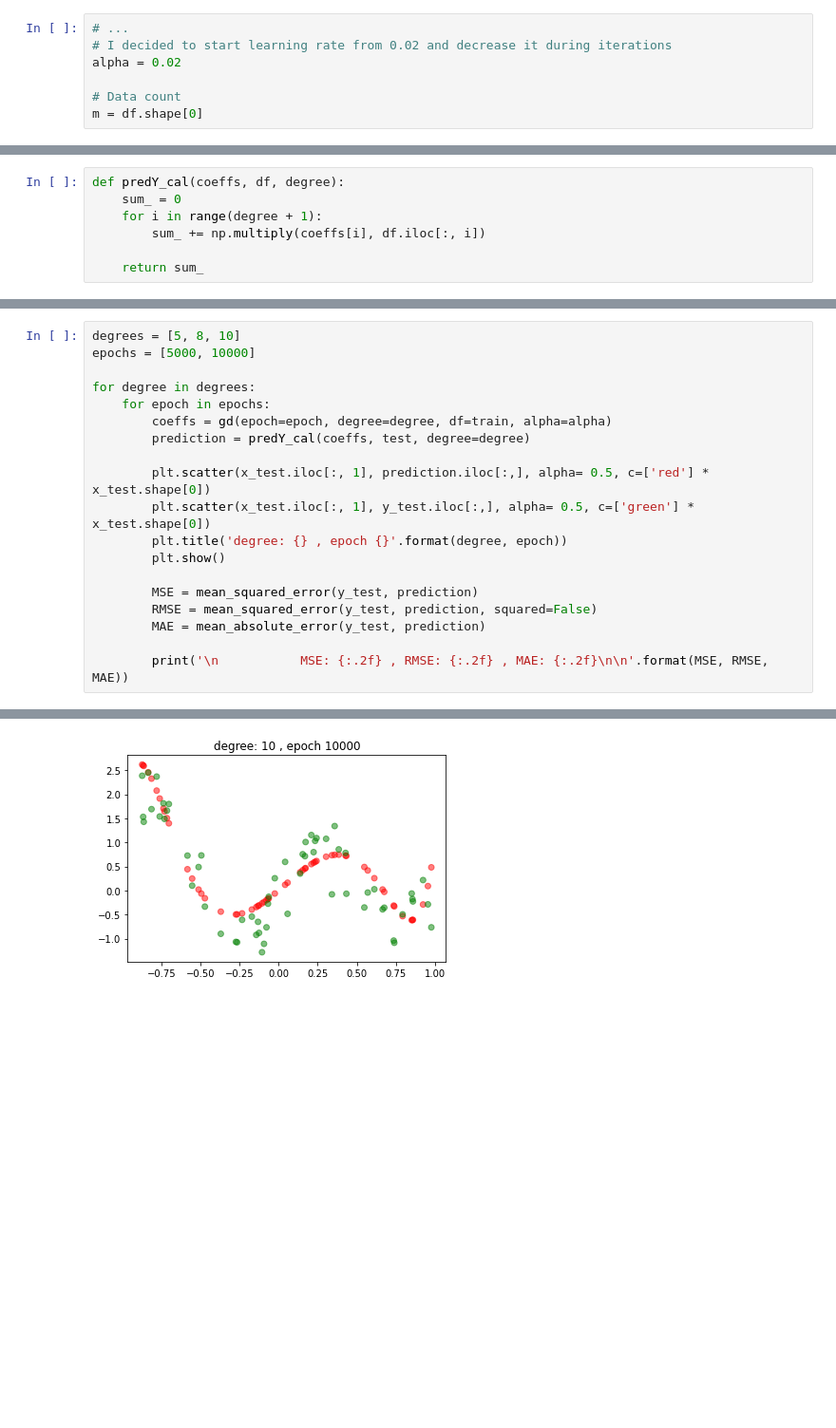
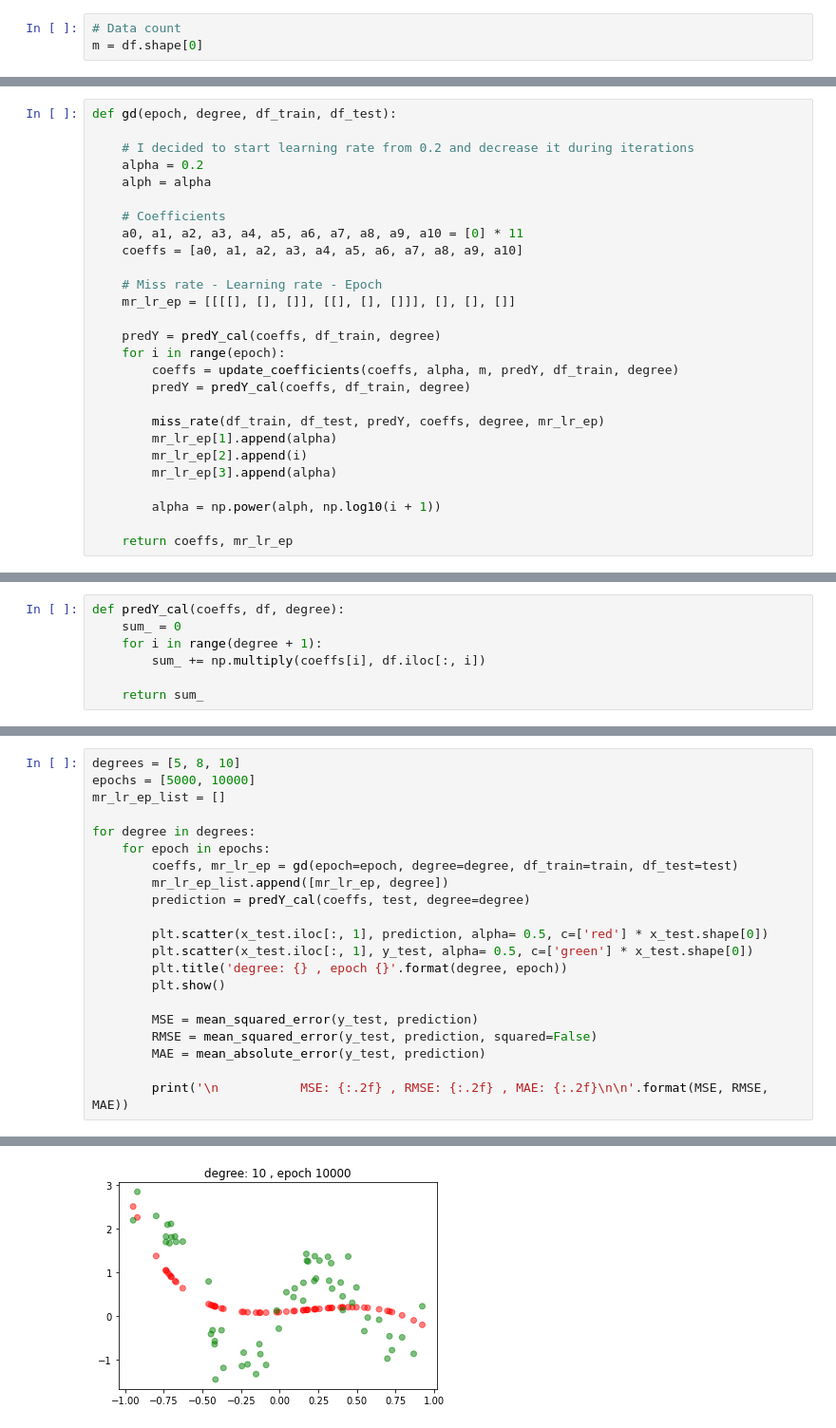
Before and after one commit to nahbos/AUT-Machine-Learning, a Jupyter notebook: Ex01.ipynb, the cells around one changed output, grey strips where cells are left out. Shown: that part at 95% size. Cells and saved outputs as stored; diff of their text form; blank space fills up the shorter version.

Commit message:
Part D is in progress. Learning rate is annoying!

```diff
--- a/Ex01.ipynb
+++ b/Ex01.ipynb
@@ -76,9 +76,5 @@ test = pd.concat([x_test, y_test], axis=1)
 #### Ok we're not allowded to use build-in funcs for Gradient Descent.
 #### So let's define it according to the algorithm.
 # %%
-# ...
-# I decided to start learning rate from 0.02 and decrease it during iterations
-alpha = 0.02
-
 # Data count
 m = df.shape[0]
@@ -99,3 +81,30 @@ def gd(epoch, degree, df, alpha):
+# %%
+def gd(epoch, degree, df_train, df_test):
+
+    # I decided to start learning rate from 0.2 and decrease it during iterations
+    alpha = 0.2
+    alph = alpha
+
+    # Coefficients
+    a0, a1, a2, a3, a4, a5, a6, a7, a8, a9, a10 = [0] * 11
+    coeffs = [a0, a1, a2, a3, a4, a5, a6, a7, a8, a9, a10]
+
+    # Miss rate - Learning rate - Epoch
+    mr_lr_ep = [[[[], [], []], [[], [], []]], [], [], []]
+
+    predY = predY_cal(coeffs, df_train, degree)
+    for i in range(epoch):
+        coeffs = update_coefficients(coeffs, alpha, m, predY, df_train, degree)
+        predY = predY_cal(coeffs, df_train, degree)
+
+        miss_rate(df_train, df_test, predY, coeffs, degree, mr_lr_ep)
+        mr_lr_ep[1].append(alpha)
+        mr_lr_ep[2].append(i)
+        mr_lr_ep[3].append(alpha)
+
+        alpha = np.power(alph, np.log10(i + 1))
+
+    return coeffs, mr_lr_ep
 # %%
 def update_coefficients(coeffs, alpha, m, predY, df, degree):
     for i in range(degree + 1):
@@ -112,14 +140,16 @@ def predY_cal(coeffs, df, degree):
 # %%
 degrees = [5, 8, 10]
 epochs = [5000, 10000]
+mr_lr_ep_list = []
 
 for degree in degrees:
     for epoch in epochs:
-        coeffs = gd(epoch=epoch, degree=degree, df=train, alpha=alpha)
+        coeffs, mr_lr_ep = gd(epoch=epoch, degree=degree, df_train=train, df_test=test)
+        mr_lr_ep_list.append([mr_lr_ep, degree])
         prediction = predY_cal(coeffs, test, degree=degree)
 
-        plt.scatter(x_test.iloc[:, 1], prediction.iloc[:,], alpha= 0.5, c=['red'] * x_test.shape[0])
-        plt.scatter(x_test.iloc[:, 1], y_test.iloc[:,], alpha= 0.5, c=['green'] * x_test.shape[0])
+        plt.scatter(x_test.iloc[:, 1], prediction, alpha= 0.5, c=['red'] * x_test.shape[0])
+        plt.scatter(x_test.iloc[:, 1], y_test, alpha= 0.5, c=['green'] * x_test.shape[0])
         plt.title('degree: {} , epoch {}'.format(degree, epoch))
         plt.show()
 
@@ -142 +172 @@ for degree in degrees:
-[figure, old version]
+[figure, new version]
```
Also changed, not shown: parts of 16 cells of this notebook.
